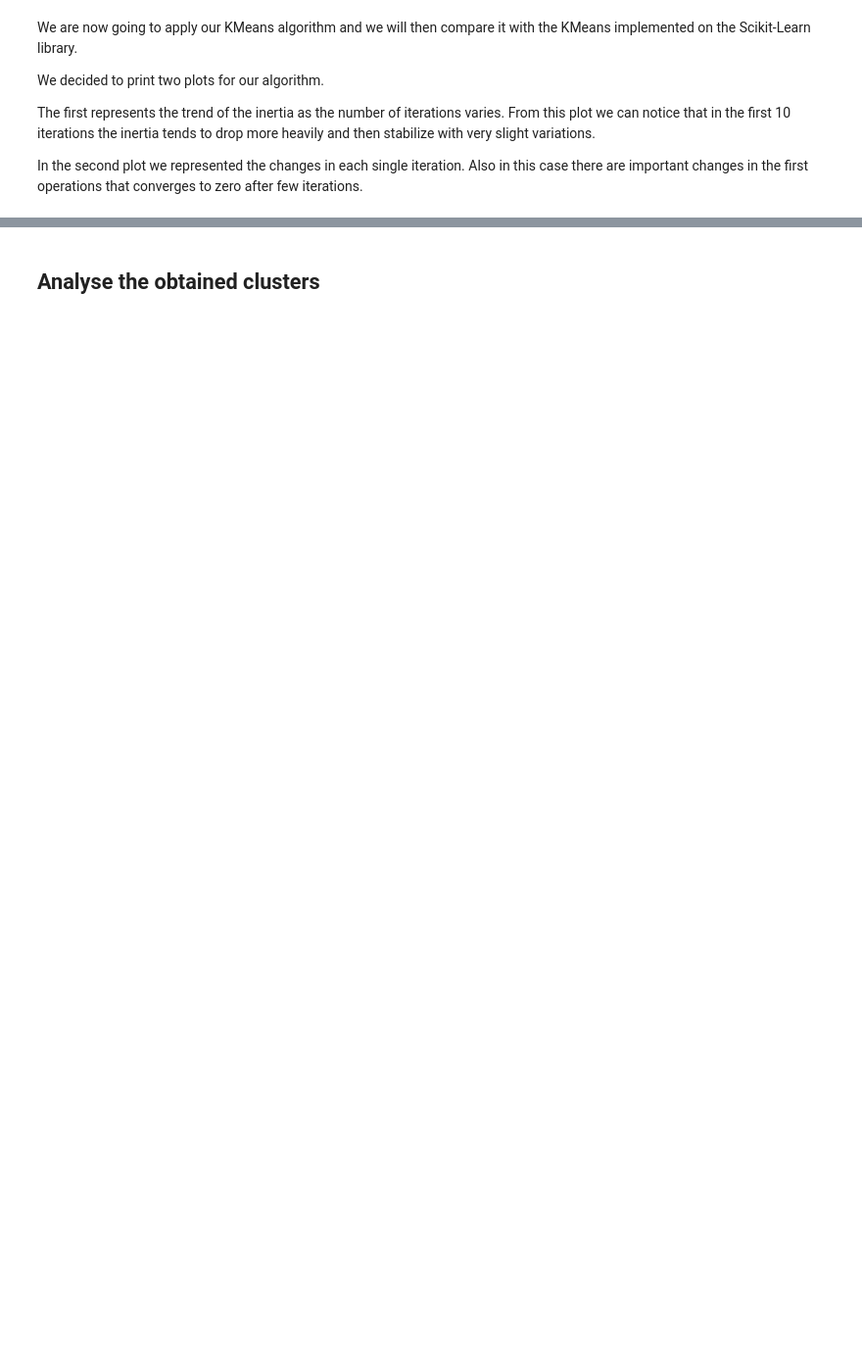
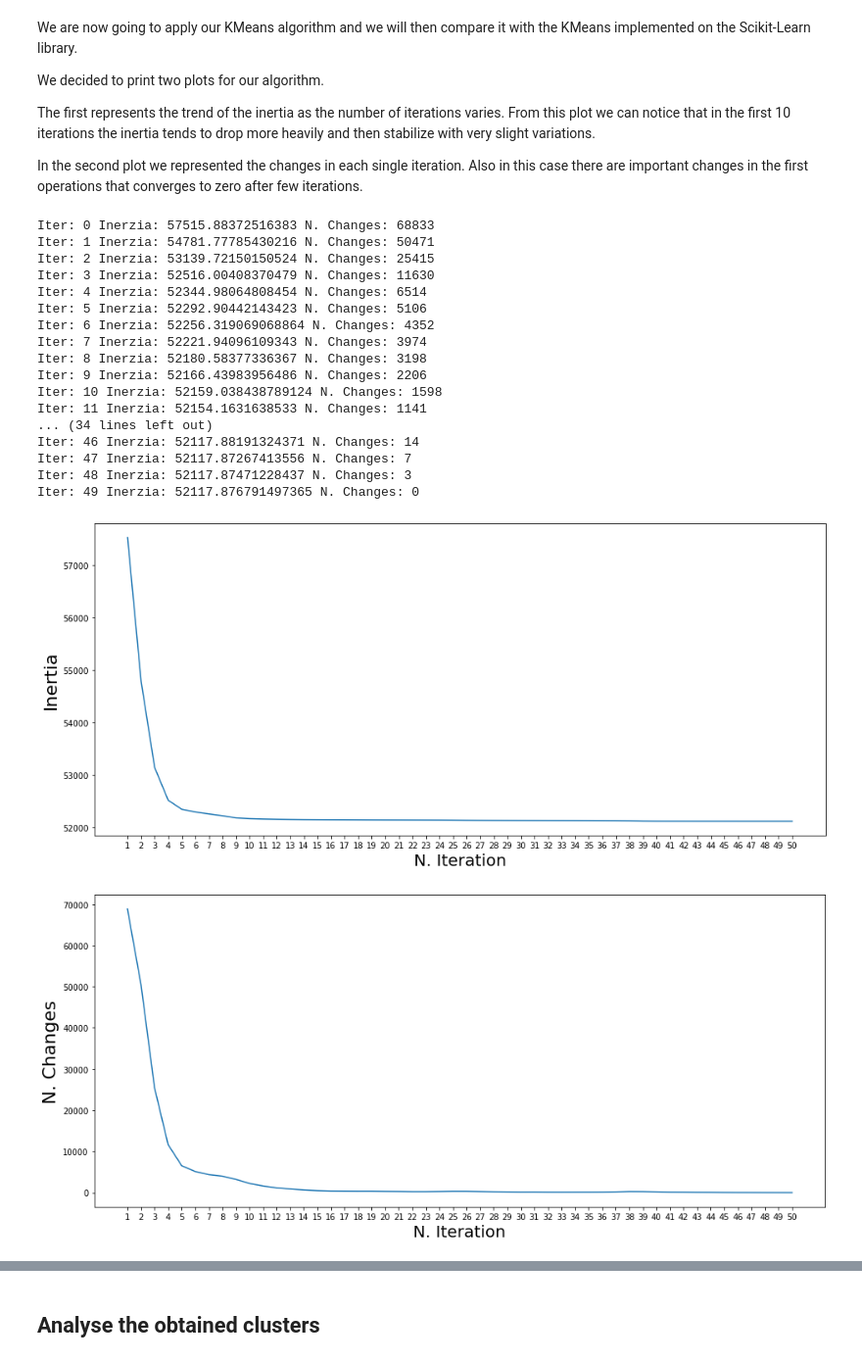
Before and after one commit to AntonioZappia/ADM-HM4, a Jupyter notebook: main.ipynb, the cells around one changed output, grey strips where cells are left out. Shown at 98% size. Cells and saved outputs as stored; diff of their text form; code cells hidden in the pictures; blank space fills up the shorter version.

```diff
--- a/main.ipynb
+++ b/main.ipynb
@@ -310,3 +357,28 @@ We decided to print two plots for our algorithm.
 The first represents the trend of the inertia as the number of iterations varies. From this plot we can notice that in the first 10 iterations the inertia tends to drop more heavily and then stabilize with very slight variations.
 
 In the second plot we represented the changes in each single iteration. Also in this case there are important changes in the first operations that converges to zero after few iterations.
+# %%
+K = 12
+our_model = functions.KMeans(K, n_best_components)
+our_inertia = our_model.fit(X, plot_cluster_evolution=True)
+our_prediction = our_model.predict(X)
+# %% [output]
+Iter: 0 Inerzia: 57515.88372516383 N. Changes: 68833
+Iter: 1 Inerzia: 54781.77785430216 N. Changes: 50471
+Iter: 2 Inerzia: 53139.72150150524 N. Changes: 25415
+Iter: 3 Inerzia: 52516.00408370479 N. Changes: 11630
+Iter: 4 Inerzia: 52344.98064808454 N. Changes: 6514
+Iter: 5 Inerzia: 52292.90442143423 N. Changes: 5106
+Iter: 6 Inerzia: 52256.319069068864 N. Changes: 4352
+Iter: 7 Inerzia: 52221.94096109343 N. Changes: 3974
+Iter: 8 Inerzia: 52180.58377336367 N. Changes: 3198
+Iter: 9 Inerzia: 52166.43983956486 N. Changes: 2206
+Iter: 10 Inerzia: 52159.038438789124 N. Changes: 1598
+Iter: 11 Inerzia: 52154.1631638533 N. Changes: 1141
+... (34 lines left out)
+Iter: 46 Inerzia: 52117.88191324371 N. Changes: 14
+Iter: 47 Inerzia: 52117.87267413556 N. Changes: 7
+Iter: 48 Inerzia: 52117.87471228437 N. Changes: 3
+Iter: 49 Inerzia: 52117.876791497365 N. Changes: 0
+[figure, added]
+[figure, added]
```
Also changed, not shown: parts of 47 cells of this notebook, 1 other file.
